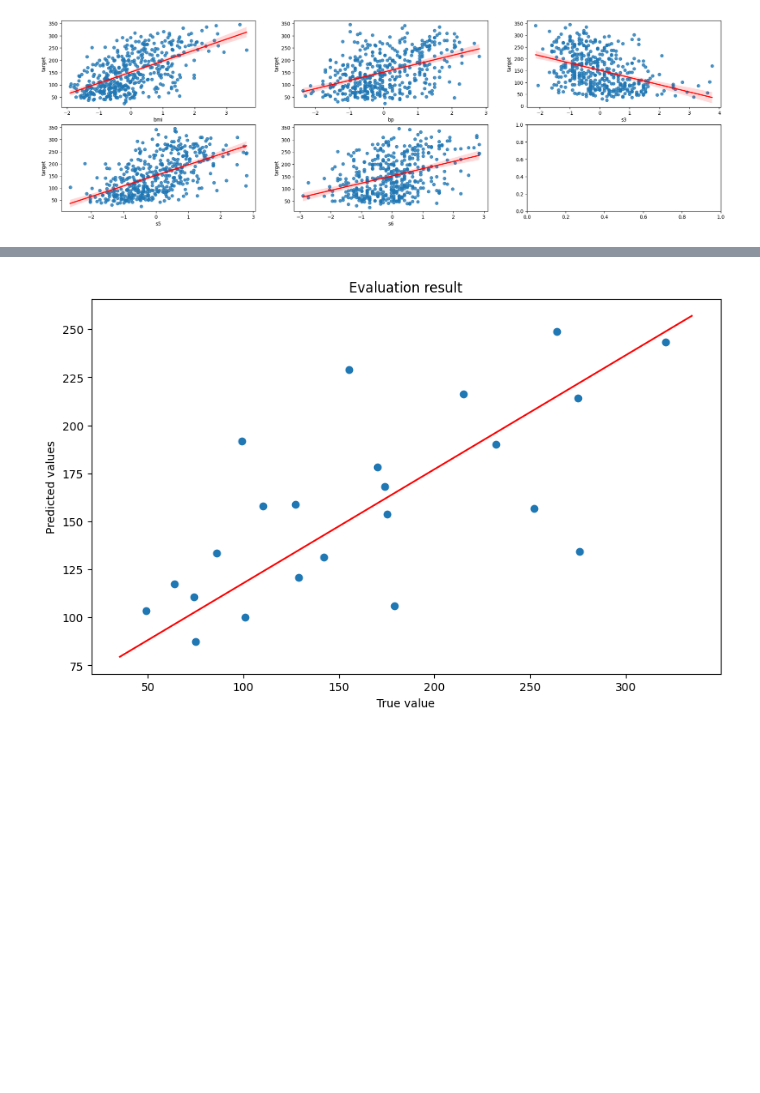
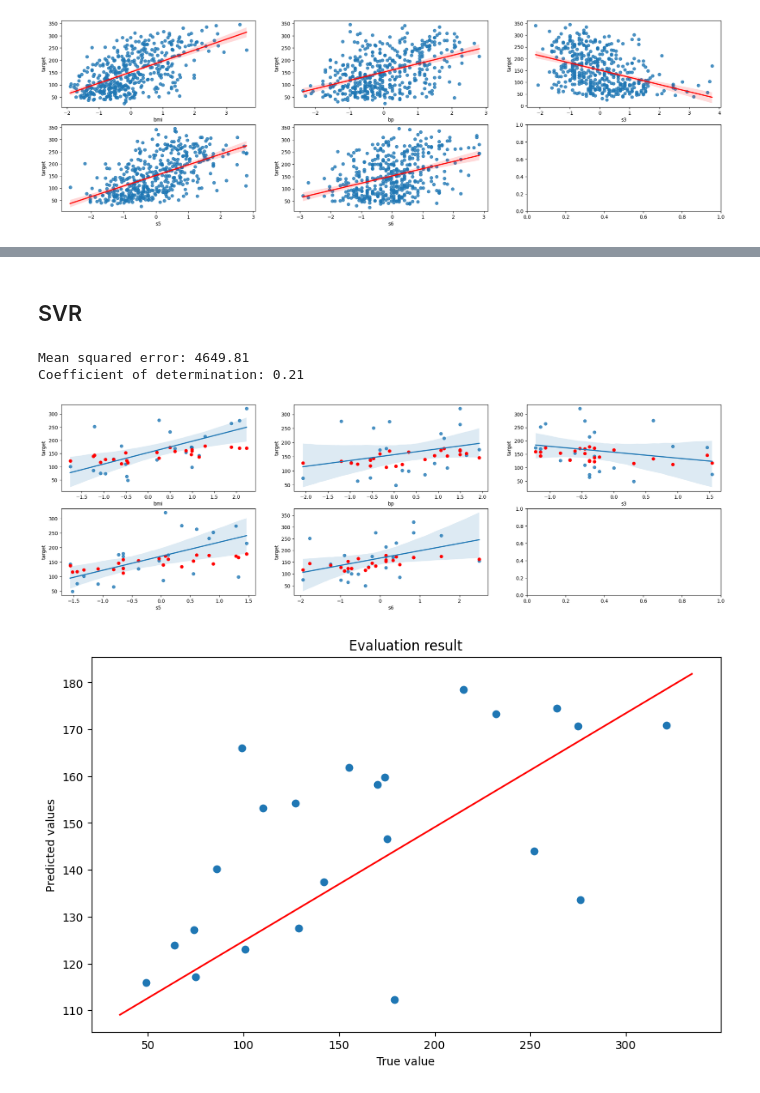
Before and after one commit to Tako-San/ml-course, a Jupyter notebook: t1/main.ipynb, the cells around one changed output, grey strips where cells are left out. Drawn from its saved outputs; the diff is of its cells as text; code cells hidden in the pictures; blank space fills up the shorter version.

```diff
--- a/t1/main.ipynb
+++ b/t1/main.ipynb
@@ -259,4 +261,15 @@ Coefficient of determination: 0.45
-# %%
-print_evaluation_result(y_test.values, fnv_pred)
-# %% [output]
-[figure, removed]
+# %% [markdown]
+## SVR
+# %%
+def get_svr_pred(kernel):
+  model = svm.SVR(kernel=kernel)
+  model.fit(X_train, y_train['target'])
+  rbf_pred = model.predict(X_test)
+  print_result(X_test, y_test, rbf_pred)
+# %%
+get_svr_pred('rbf')
+# %% [output]
+Mean squared error: 4649.81
+Coefficient of determination: 0.21
+[figure, added]
+[figure, added]
```
Also changed, not shown: parts of 13 cells of this notebook.
